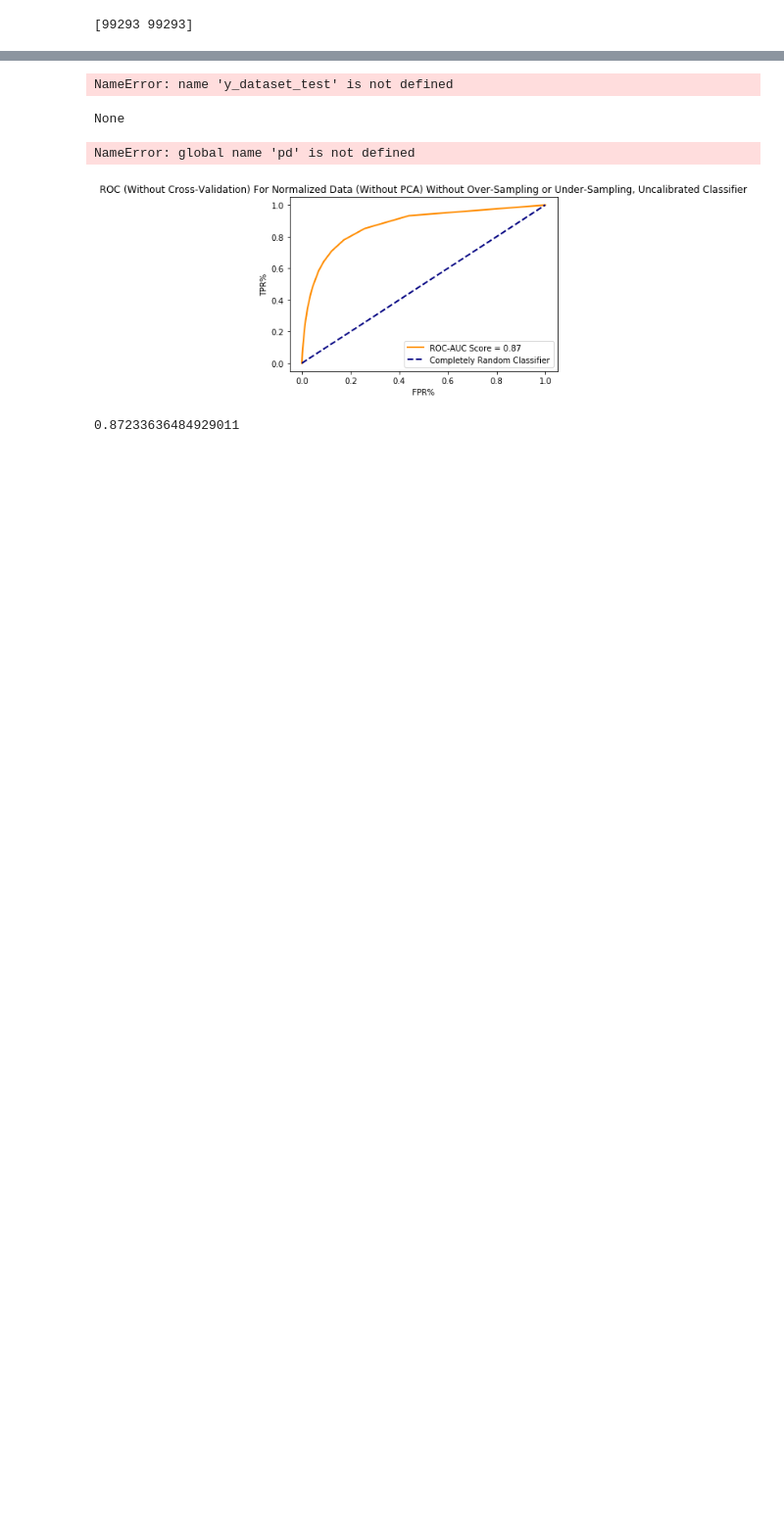
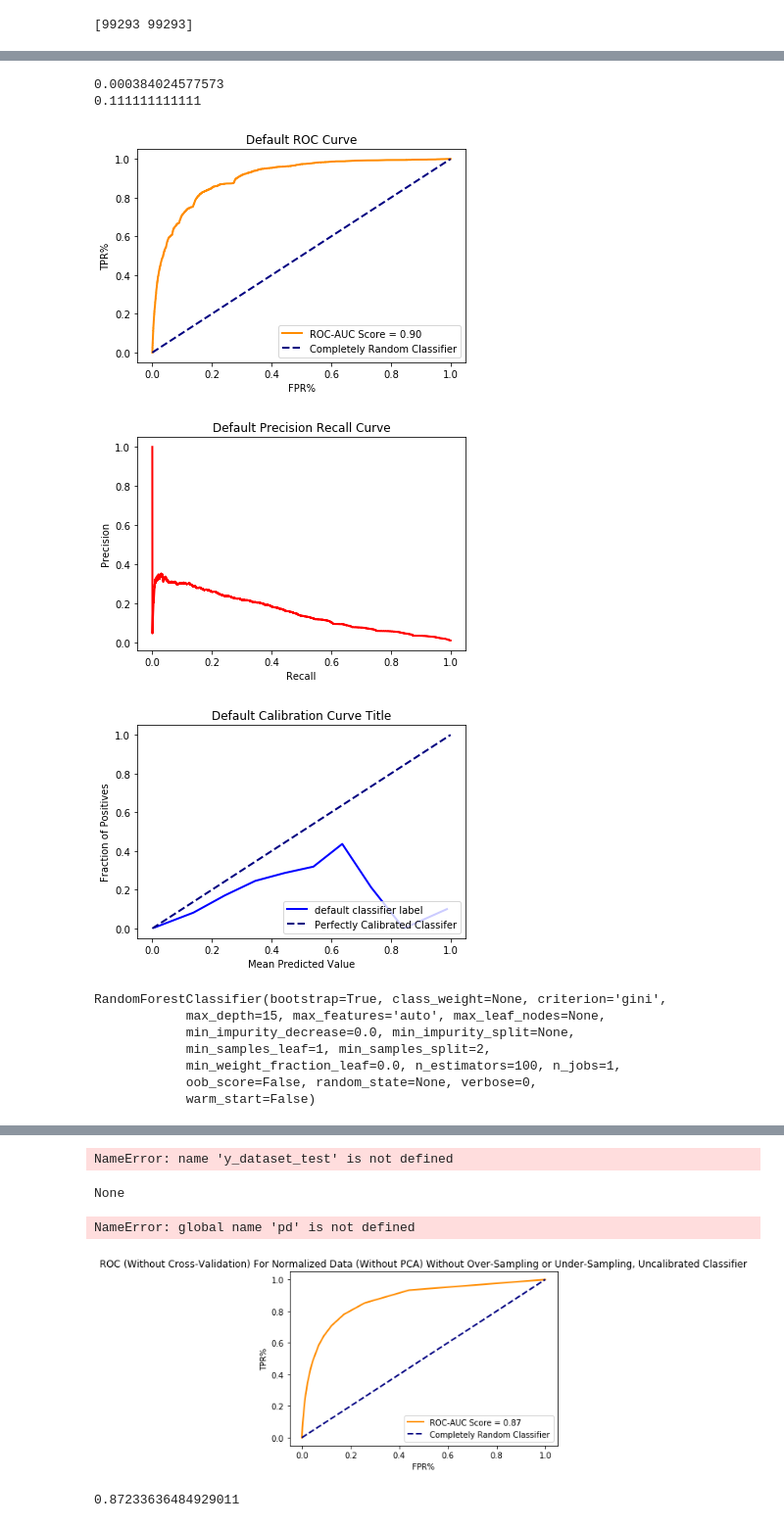
Before and after one commit to JamesKhoaNguyen/predicting_backorders, a Jupyter notebook: product_backorders.ipynb, the cells around one changed output, grey strips where cells are left out. Shown at 98% size. Cells and saved outputs as stored; diff of their text form; code cells hidden in the pictures; blank space fills up the shorter version.

```diff
--- a/product_backorders.ipynb
+++ b/product_backorders.ipynb
@@ -213,12 +297,26 @@ TypeError: calibration_plot() got an unexpected keyword argument 'title'
 # %%
 #Without any preprocessing, normalization, just using the out-of-the-box Random Forest Classifier
 #strange thing is that as the number of trees grow, the model's F1 score gets lower and lower
 #keep in mind that F1 score is affected by class imbalance, refer to paper
 from sklearn.ensemble import RandomForestClassifier
-clf_temp = RandomForestClassifier(n_estimators=100, max_depth = 15)
-#clf_temp = clf_temp.fit(X_train_temp, y_train_temp)
-clf_temp = clf_temp.fit(x_smote_training_data, y_smote_training_data)
-y_predict_temp = clf_temp.predict(X_test_temp)
-score_temp = metrics.f1_score(y_test_temp, y_predict_temp)
-y_predict_temp_proba = clf_temp.predict_proba(X_test_temp)
-print score_temp
+# clf_temp = RandomForestClassifier(n_estimators=100, max_depth = 15)
+# #clf_temp = clf_temp.fit(X_train_temp, y_train_temp)
+# clf_temp = clf_temp.fit(x_smote_training_data, y_smote_training_data)
+# y_predict_temp = clf_temp.predict(X_test_temp)
+# score_temp = metrics.f1_score(y_test_temp, y_predict_temp)
+# y_predict_temp_proba = clf_temp.predict_proba(X_test_temp)
+# print score_temp
+clfQuickAnalysis(clf=RandomForestClassifier(n_estimators=100, max_depth=15),train_test_dict=train_test_dict)
+# %% [output]
+0.000384024577573
+0.111111111111
+[figure, added]
+[figure, added]
+[figure, added]
+RandomForestClassifier(bootstrap=True, class_weight=None, criterion='gini',
+            max_depth=15, max_features='auto', max_leaf_nodes=None,
+            min_impurity_decrease=0.0, min_impurity_split=None,
+            min_samples_leaf=1, min_samples_split=2,
+            min_weight_fraction_leaf=0.0, n_estimators=100, n_jobs=1,
+            oob_score=False, random_state=None, verbose=0,
+            warm_start=False)
```
Also changed, not shown: parts of 15 cells of this notebook.
